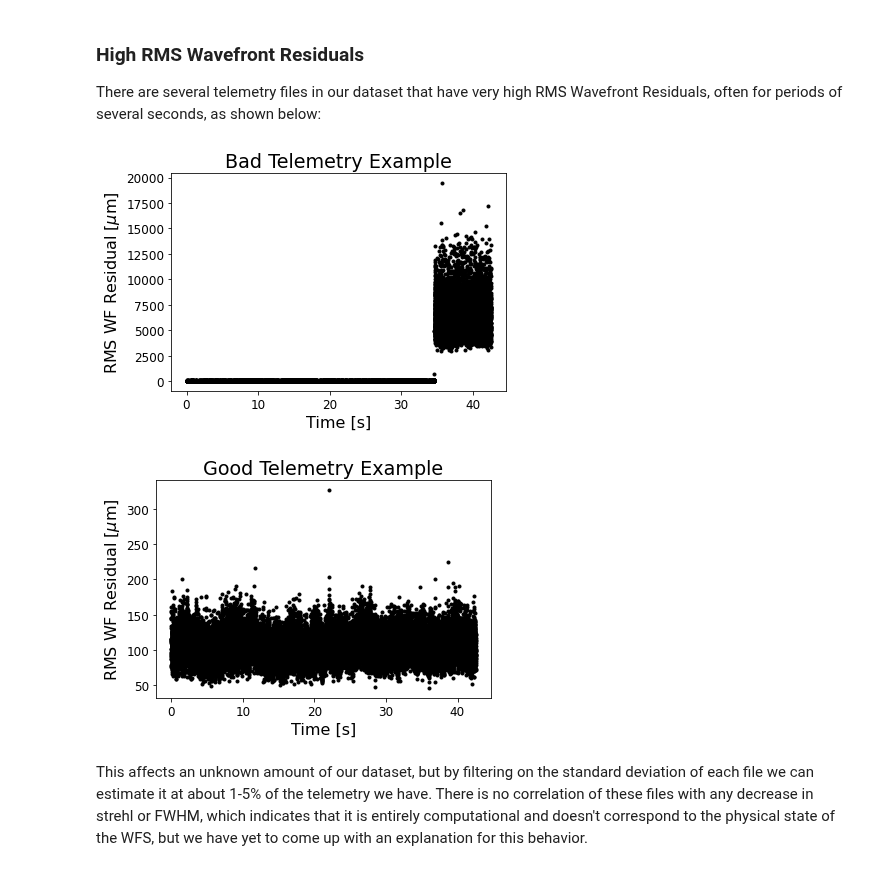
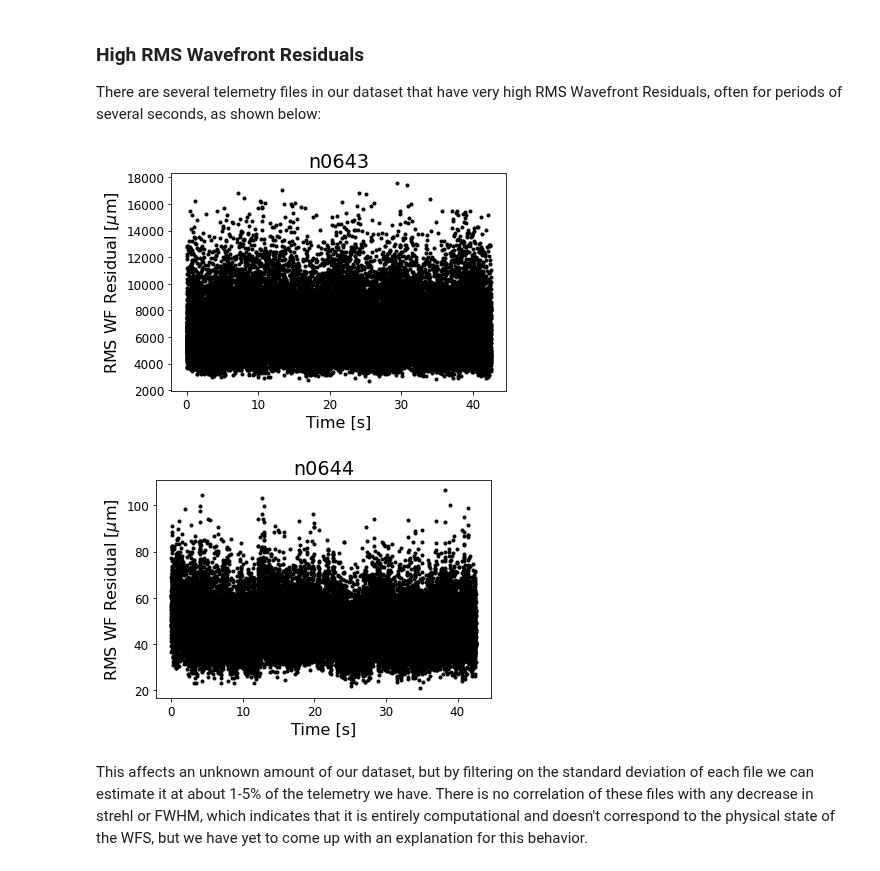
Before and after one commit to eramey16/berkeley_research, a Jupyter notebook: Keck_Performance/AO_Telemetry_2020_Emily.ipynb, the cells around one changed output. Cells and saved outputs as stored; diff of their text form; code cells hidden in the pictures.

```diff
--- a/Keck_Performance/AO_Telemetry_2020_Emily.ipynb
+++ b/Keck_Performance/AO_Telemetry_2020_Emily.ipynb
@@ -103,16 +105,20 @@ plt.show()
 We have chosen a set of six telemetry files to use as potential examples, three with unusually high RMS Residuals and three without. Scipy's *readsav* function returns an **Attribute Dictionary**, which is functionally equivalent to a standard Python dictionary except that its elements can be accessed using either dot notation or brackets.
 # %%
 telem_files = {
-    '20140703_bad': telem_dir+'n0199_fullLGS_trs.sav',
-    '20160503_bad': telem_dir+'n0209_fullLGS_trs.sav',
-    '20170727_bad': telem_dir+'n0640_LGS_trs.sav',
-    '20140704_good': telem_dir+'n0160_fullLGS_trs.sav',
-    '20160517_good': telem_dir+'n0058_fullLGS_trs.sav',
-    '20170718_good': telem_dir+'n0108_LGS_trs.sav',
+    '20140703_bad': telem_dir+'20140703/sdata903/nirc18/2014jul03/n0199_fullLGS_trs.sav',
+    '20160503_bad': telem_dir+'20160503/sdata904/nirc15/2016may03_B/n0209_fullLGS_trs.sav',
+    '20170727_bad': telem_dir+'20170727/sdata902/nirc20/2017jul27/n0640_LGS_trs.sav',
+    '20140704_good': telem_dir+'20140704/sdata902/nirc18/2014jul04/n0160_fullLGS_trs.sav',
+    '20160517_good': telem_dir+'20160517/sdata904/nirc20/2016may17_B/n0058_fullLGS_trs.sav',
+    '20170718_good': telem_dir+'20170718/sdata901/nirc15/2017jul18/n0108_LGS_trs.sav',
 }
+testfile1 = '/g/lu/data/keck_telemetry/20170727/sdata902/nirc20/2017jul27/n0643_LGS_trs.sav'
+testfile2 = '/g/lu/data/keck_telemetry/20170727/sdata902/nirc20/2017jul27/n0644_LGS_trs.sav'
 
 good_example = readsav(telem_files['20170718_good'])
 bad_example = readsav(telem_files['20170727_bad'])
+test1 = readsav(testfile1)
+test2 = readsav(testfile2)
 # %% [markdown]
 ##### Telemetry fields
 Each telemetry file has a series of timestamps (in 10s of ns from Jan 01, 1970), with arrays of measurements corresponding to each. Some telemetry files have headers with more information on the system. Data structure A holds WFS data while data structure B holds STRAP Tip/Tilt data. Further explanations of these files can be found in [KAON 1165](https://drive.google.com/file/d/1llk_1P3Hc1gztCzlKXLPhTXe7aKs3elS/view?usp=sharing) or [AO Telemetry 2019](https://drive.google.com/file/d/1meT-YPRXwapmZd1paua3-_ltX1KSkU-w/view?usp=sharing).
@@ -146,22 +152,24 @@ mappingproxy({'CONF_ID': (dtype('O'), 0, 'conf_id'),
 ### High RMS Wavefront Residuals
 There are several telemetry files in our dataset that have very high RMS Wavefront Residuals, often for periods of several seconds, as shown below:
 # %%
-times = (bad_example.a.timestamp[0]-bad_example.a.timestamp[0][0])/1e7 # Seconds
-plt.plot(times, bad_example.a.residualrms[0][0], 'k.')
-plt.title("Bad Telemetry Example")
+data = test1
+times = (data.a.timestamp[0]-data.a.timestamp[0][0])/1e7 # Seconds
+plt.plot(times, data.a.residualrms[0][0], 'k.')
+plt.title("n0643")
 plt.xlabel("Time [s]")
 plt.ylabel("RMS WF Residual [$\mu$m]")
 plt.show()
 
-times = (good_example.a.timestamp[0]-good_example.a.timestamp[0][0])/1e7 # Seconds
-plt.plot(times, good_example.a.residualrms[0][0], 'k.')
-plt.title("Good Telemetry Example")
+data = test2
+times = (data.a.timestamp[0]-data.a.timestamp[0][0])/1e7 # Seconds
+plt.plot(times, data.a.residualrms[0][0], 'k.')
+plt.title("n0644")
 plt.xlabel("Time [s]")
 plt.ylabel("RMS WF Residual [$\mu$m]")
 plt.show()
 # %% [output]
-[figure, old version]
+[figure, new version]
-[figure, old version]
+[figure, new version]
 # %% [markdown]
 This affects an unknown amount of our dataset, but by filtering on the standard deviation of each file we can estimate it at about 1-5% of the telemetry we have. There is no correlation of these files with any decrease in strehl or FWHM, which indicates that it is entirely computational and doesn't correspond to the physical state of the WFS, but we have yet to come up with an explanation for this behavior.
 # %%
```
Also changed, not shown: parts of 16 cells of this notebook, 2 other files.
